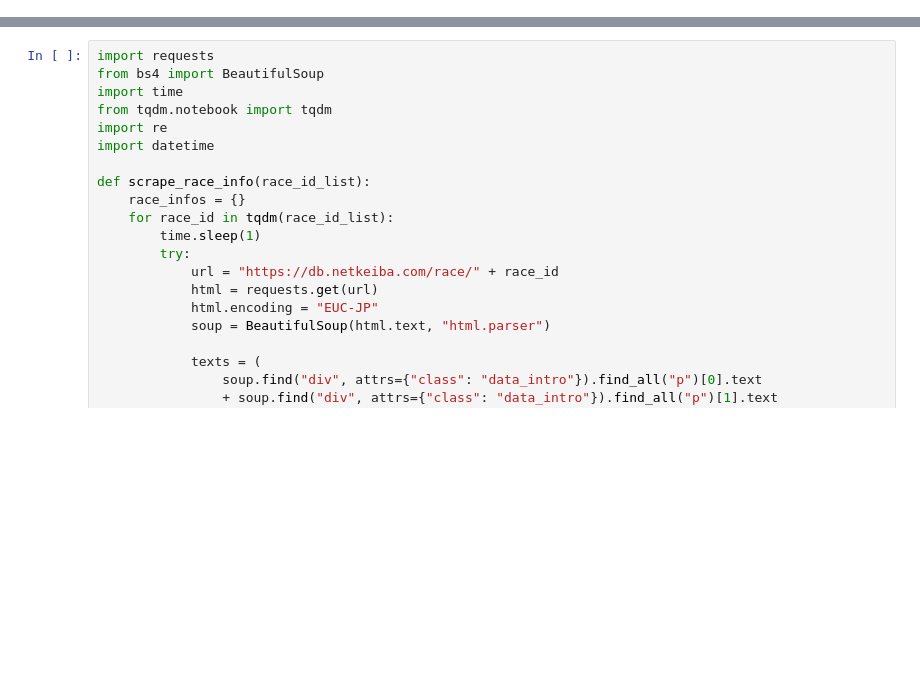
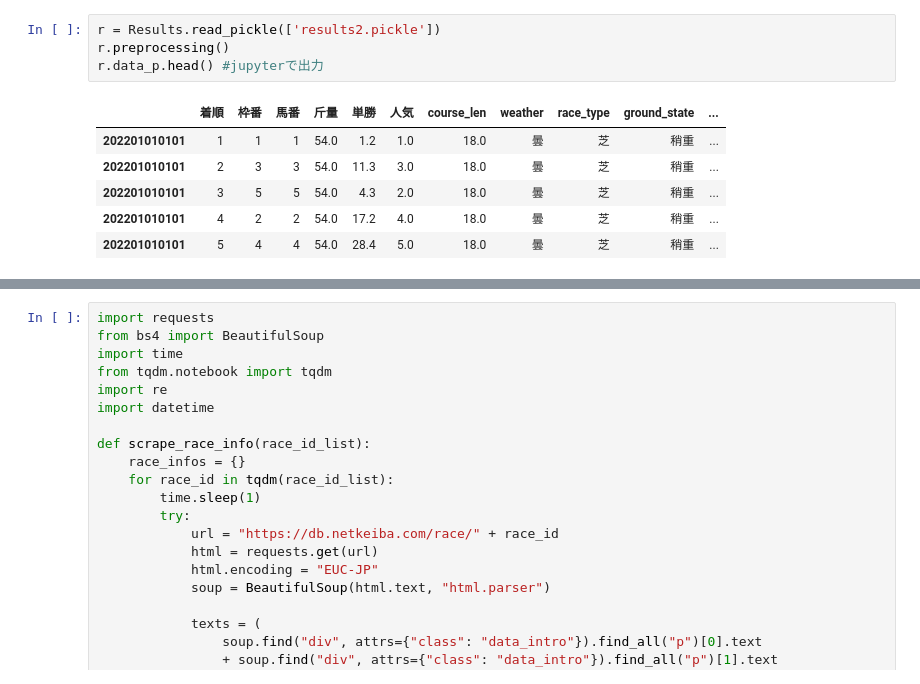
Before and after one commit to DaiKondoo/keiba, a Jupyter notebook: main.ipynb, the cells around one changed output, grey strips where cells are left out. Cells and saved outputs as stored; diff of their text form; blank space fills up the shorter version.

```diff
--- a/main.ipynb
+++ b/main.ipynb
@@ -41,0 +598,11 @@ results.to_pickle('results.pickle')
+# %%
+r = Results.read_pickle(['results2.pickle'])
+r.preprocessing()
+r.data_p.head() #jupyterで出力
+# %% [output]
+|  | 着順 | 枠番 | 馬番 | 斤量 | 単勝 | 人気 | course_len | weather | race_type | ground_state | ... |
+| 202201010101 | 1 | 1 | 1 | 54.0 | 1.2 | 1.0 | 18.0 | 曇 | 芝 | 稍重 | ... |
+| 202201010101 | 2 | 3 | 3 | 54.0 | 11.3 | 3.0 | 18.0 | 曇 | 芝 | 稍重 | ... |
+| 202201010101 | 3 | 5 | 5 | 54.0 | 4.3 | 2.0 | 18.0 | 曇 | 芝 | 稍重 | ... |
+| 202201010101 | 4 | 2 | 2 | 54.0 | 17.2 | 4.0 | 18.0 | 曇 | 芝 | 稍重 | ... |
+| 202201010101 | 5 | 4 | 4 | 54.0 | 28.4 | 5.0 | 18.0 | 曇 | 芝 | 稍重 | ... |
```
Also changed, not shown: parts of 21 cells of this notebook, 8 other files.
